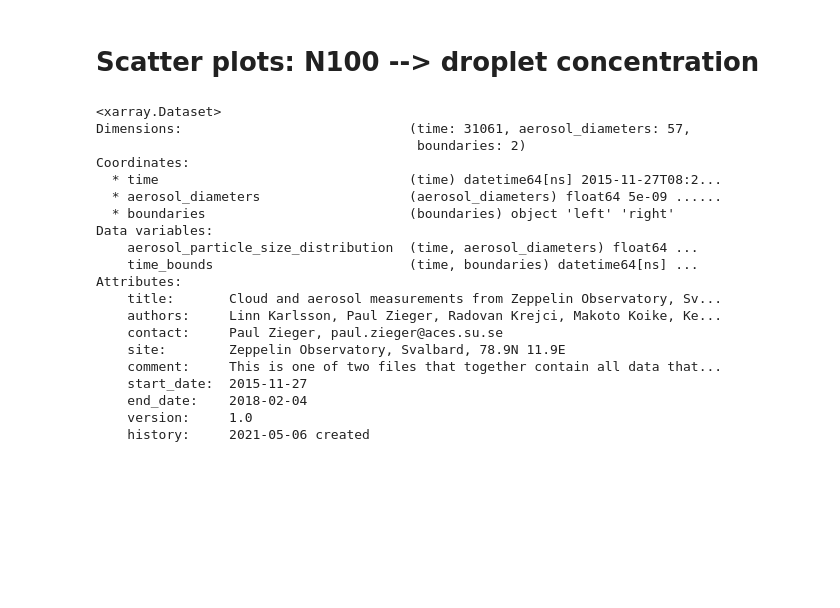
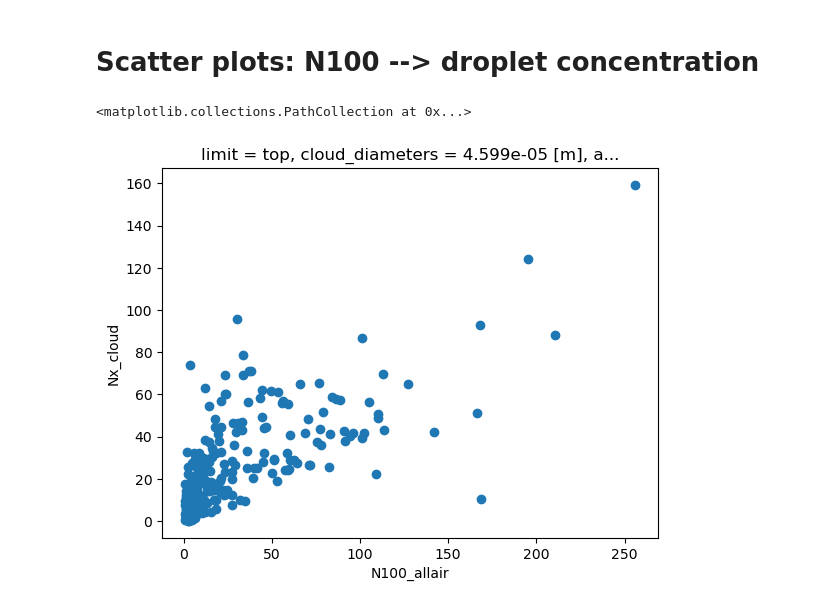
Before and after one commit to eScience-course/-Tjaernoe2022-group1, a Jupyter notebook: notebooks/Ingvild/NorESMatZeppelin.ipynb, the cells around one changed output. Drawn from its saved outputs; the diff is of its cells as text; code cells hidden in the pictures; blank space fills up the shorter version.

Commit message:
Added scatterplots

```diff
--- a/notebooks/Ingvild/NorESMatZeppelin.ipynb
+++ b/notebooks/Ingvild/NorESMatZeppelin.ipynb
@@ -512,24 +494,24 @@ plt.xlim([0.1,400])
 # %% [markdown]
 # Scatter plots: N100 --> droplet concentration
 # %%
+# Calculate N100 from all_air inlet (data2) aerosol particle size distribution, by integrating above 100 and 50
+
+N100_allair=compute_Nx_ebas_cleaned(data1_cl_mask,x=100e-9, var_diam = 'aerosol_diameters', v_dNdlog10D='aerosol_particle_size_distribution')
+N50_allair=compute_Nx_ebas_cleaned(data1_cl_mask,x=50e-9, var_diam = 'aerosol_diameters', v_dNdlog10D='aerosol_particle_size_distribution')
-# %% [output]
-<xarray.Dataset>
-Dimensions:                             (time: 31061, aerosol_diameters: 57,
-                                         boundaries: 2)
-Coordinates:
-  * time                                (time) datetime64[ns] 2015-11-27T08:2...
-  * aerosol_diameters                   (aerosol_diameters) float64 5e-09 ......
-  * boundaries                          (boundaries) object 'left' 'right'
-Data variables:
-    aerosol_particle_size_distribution  (time, aerosol_diameters) float64 ...
-    time_bounds                         (time, boundaries) datetime64[ns] ...
-Attributes:
-    title:       Cloud and aerosol measurements from Zeppelin Observatory, Sv...
-    authors:     Linn Karlsson, Paul Zieger, Radovan Krejci, Makoto Koike, Ke...
-    contact:     Paul Zieger, paul.zieger@aces.su.se
-    site:        Zeppelin Observatory, Svalbard, 78.9N 11.9E
-    comment:     This is one of two files that together contain all data that...
-    start_date:  2015-11-27
-    end_date:    2018-02-04
-    version:     1.0
-    history:     2021-05-06 created
+# %%
+# Make daily means
+
+N100_allair_daily = N100_allair.resample(time='D').mean()
+N50_allair_daily = N50_allair.resample(time='D').mean()
+Nx_cloud_daily = Nx_cloud.resample(time='D').mean()
+ds_daily = ds.resample(time='D').mean()
+# %%
+# Merging obs. variables to get droplet number and particle number in one
+
+N100_daily = xr.merge([Nx_cloud_daily.rename('Nx_cloud'), N100_allair_daily.rename('N100_allair')])
+N50_daily = xr.merge([Nx_cloud_daily.rename('Nx_cloud'), N50_allair_daily.rename('N50_allair')])
+# %%
+N100_daily.plot.scatter('N100_allair', 'Nx_cloud')
+# %% [output]
+<matplotlib.collections.PathCollection at 0x...>
+[figure, added]
```
Also changed, not shown: parts of 9 cells of this notebook.
